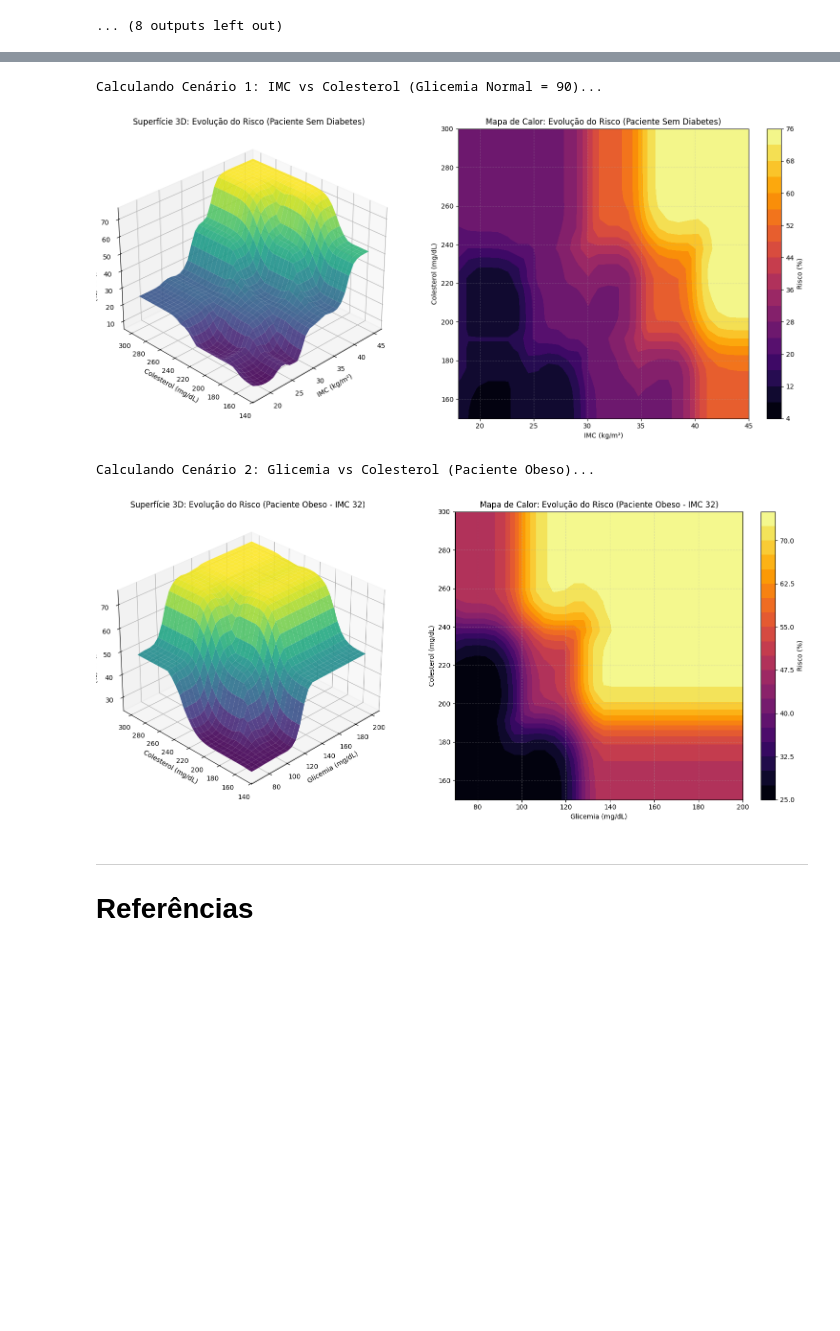
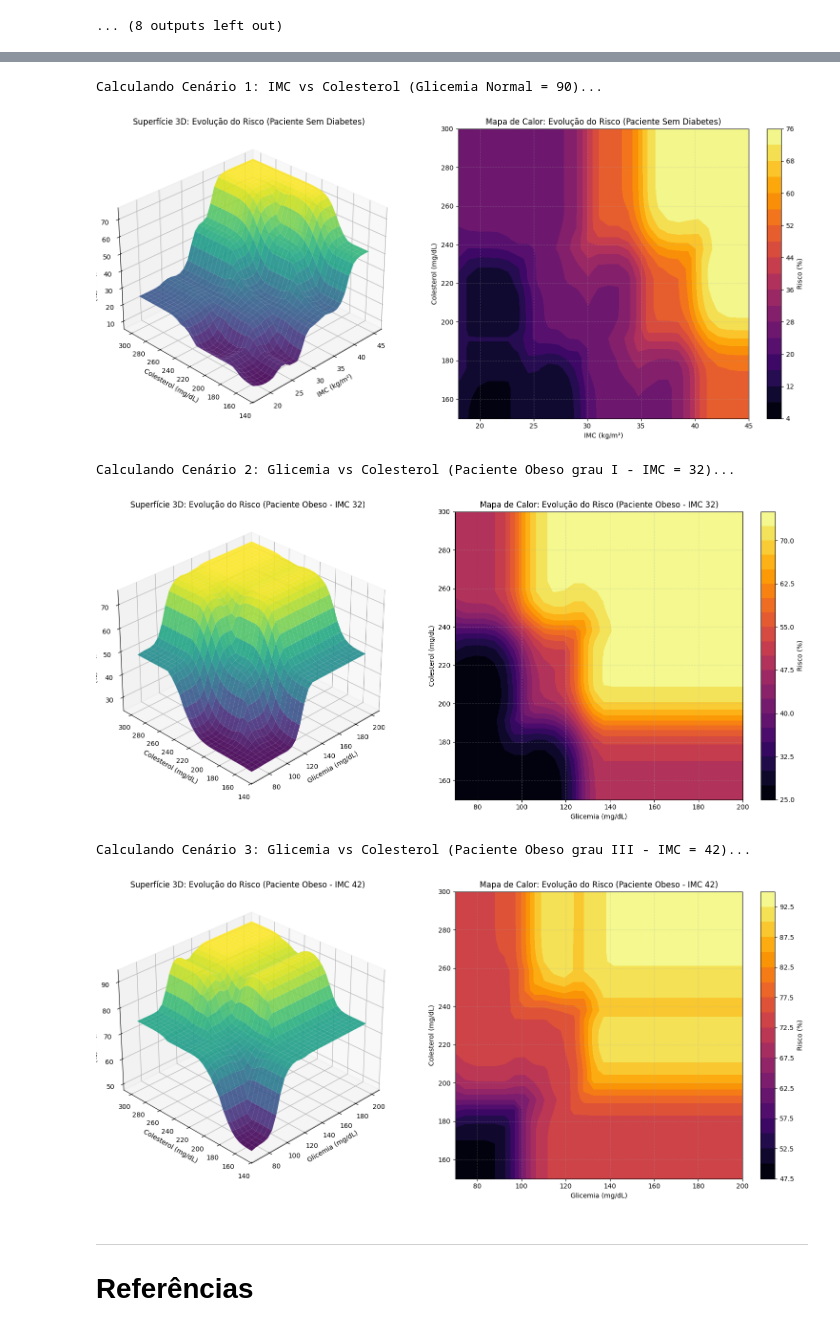
Before and after one commit to MtHenriqueF/Logica-Fuzzy, a Jupyter notebook: logicaFuzzy.ipynb, the cells around one changed output, grey strips where cells are left out. Saved outputs shown, nothing was run; the diff lists cells and outputs as text; code cells hidden in the pictures; blank space fills up the shorter version.

Commit message:
feat: Heatmap and its description

```diff
--- a/logicaFuzzy.ipynb
+++ b/logicaFuzzy.ipynb
@@ -798,35 +805,53 @@ range_imc = np.linspace(18, 45, 30)       # Do magro à obesidade mórbida
 range_col = np.linspace(150, 300, 30)     # Do saudável ao colesterol altíssimo
 
 print("Calculando Cenário 1: IMC vs Colesterol (Glicemia Normal = 90)...")
 Z_cenario1 = calcular_superficie_risco(cardio_sim, range_imc, range_col,
                                        variavel_fixa='glicemia', valor_fixo=90)
 
 plotar_cenario_3d_heatmap(range_imc, range_col, Z_cenario1,
                           'IMC (kg/m²)', 'Colesterol (mg/dL)',
                           'Evolução do Risco (Paciente Sem Diabetes)')
 
 
 # ==========================================
 # CENÁRIO 2: A Zona de Perigo Metabólico
 # Variáveis: Glicemia vs Colesterol
 # Fixo: IMC = 32 (Obesidade Grau I)
 # ==========================================
 
 range_gli = np.linspace(70, 200, 30)      # Normal até Diabetes severa
 range_col = np.linspace(150, 300, 30)
 
-print("Calculando Cenário 2: Glicemia vs Colesterol (Paciente Obeso)...")
+print("Calculando Cenário 2: Glicemia vs Colesterol (Paciente Obeso grau I - IMC = 32)...")
 Z_cenario2 = calcular_superficie_risco(cardio_sim, range_gli, range_col,
                                        variavel_fixa='imc', valor_fixo=32)
 
 plotar_cenario_3d_heatmap(range_gli, range_col, Z_cenario2,
                           'Glicemia (mg/dL)', 'Colesterol (mg/dL)',
                           'Evolução do Risco (Paciente Obeso - IMC 32)')
+
+# ==========================================
+# CENÁRIO 3: A Zona de Perigo Metabólico
+# Variáveis: Glicemia vs Colesterol
+# Fixo: IMC = 42 (Obesidade Grau III)
+# ==========================================
+range_gli = np.linspace(70, 200, 30)      # Normal até Diabetes severa
+range_col = np.linspace(150, 300, 30)
+
+print("Calculando Cenário 3: Glicemia vs Colesterol (Paciente Obeso grau III - IMC = 42)...")
+Z_cenario2 = calcular_superficie_risco(cardio_sim, range_gli, range_col,
+                                       variavel_fixa='imc', valor_fixo=42)
+
+plotar_cenario_3d_heatmap(range_gli, range_col, Z_cenario2,
+                          'Glicemia (mg/dL)', 'Colesterol (mg/dL)',
+                          'Evolução do Risco (Paciente Obeso - IMC 42)')
 # %% [output]
 Calculando Cenário 1: IMC vs Colesterol (Glicemia Normal = 90)...
 [figure]
-Calculando Cenário 2: Glicemia vs Colesterol (Paciente Obeso)...
+Calculando Cenário 2: Glicemia vs Colesterol (Paciente Obeso grau I - IMC = 32)...
 [figure]
+Calculando Cenário 3: Glicemia vs Colesterol (Paciente Obeso grau III - IMC = 42)...
+[figure, added]
 # %% [markdown]
 ---
 # Referências
```
Also changed, not shown: parts of 19 cells of this notebook.
